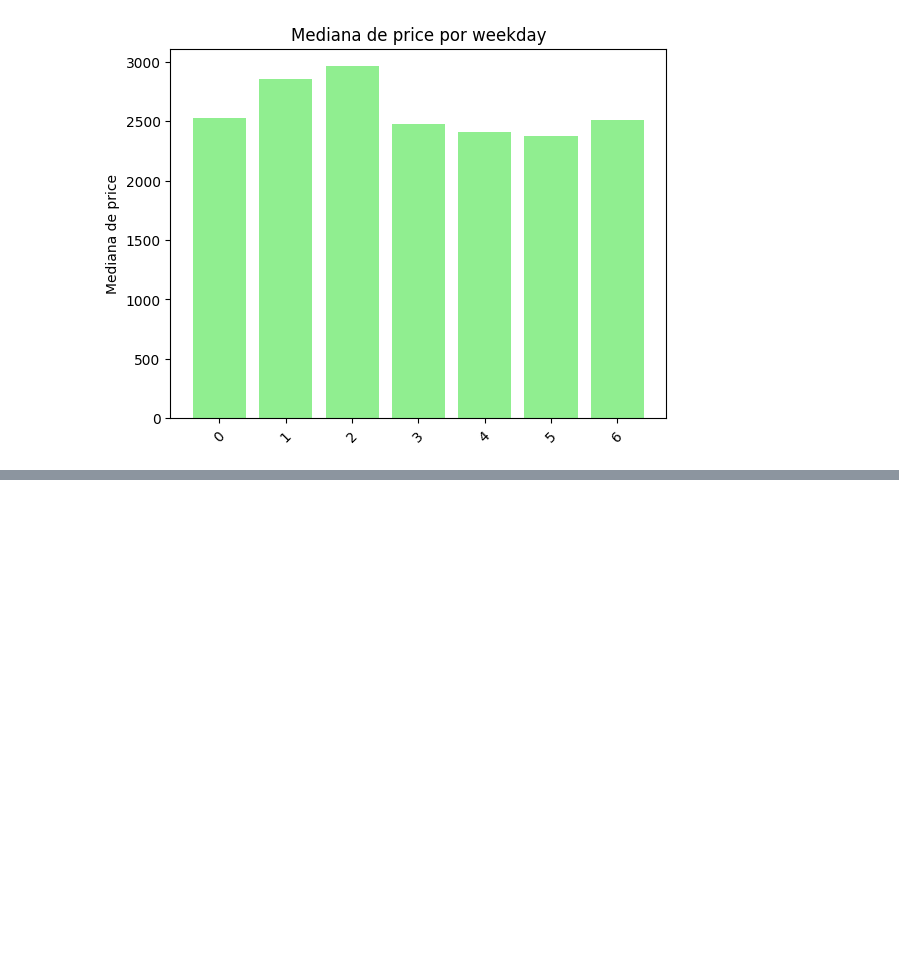
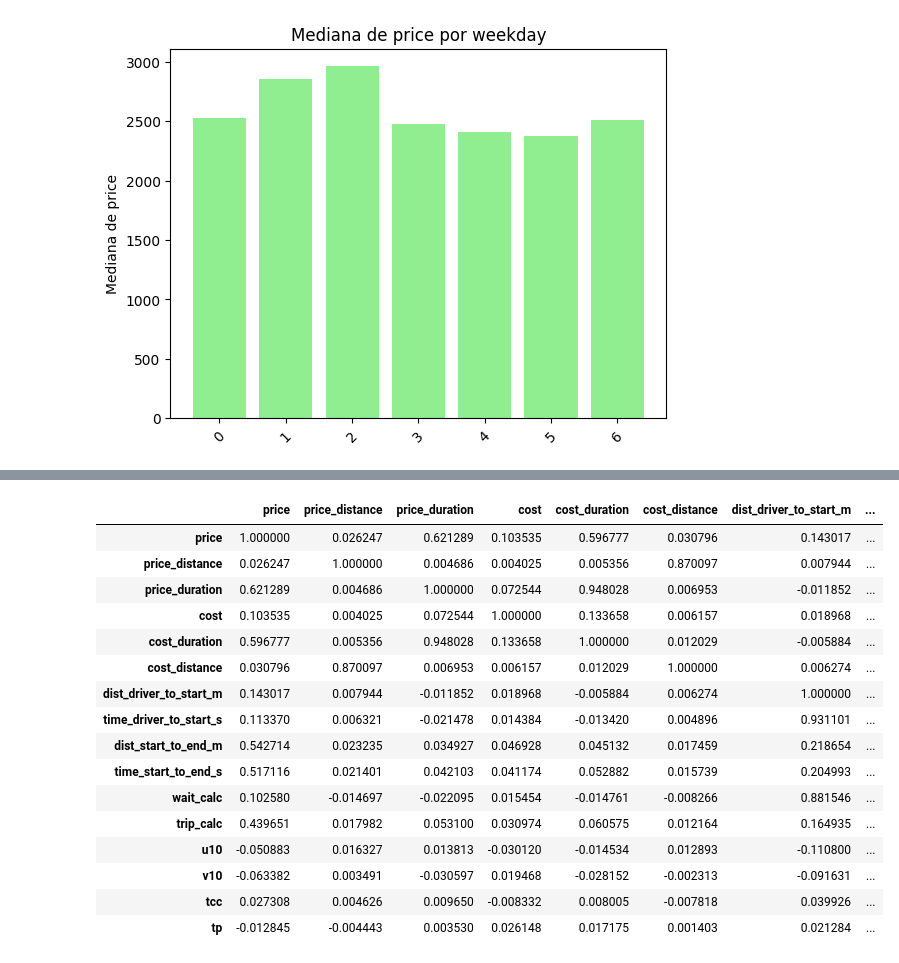
Before and after one commit to GeronimoFretes/analitica-descriptiva-tp, a Jupyter notebook: EDA.ipynb, the cells around one changed output, grey strips where cells are left out. Cells and saved outputs as stored; diff of their text form; code cells hidden in the pictures; blank space fills up the shorter version.

```diff
--- a/EDA.ipynb
+++ b/EDA.ipynb
@@ -845,0 +940,20 @@ Test post-hoc Dunn (ajustado Bonferroni):
+# %%
+df_drop[cuantitativas].corr()
+# %% [output]
+|  | price | price_distance | price_duration | cost | cost_duration | cost_distance | dist_driver_to_start_m | ... |
+| price | 1.000000 | 0.026247 | 0.621289 | 0.103535 | 0.596777 | 0.030796 | 0.143017 | ... |
+| price_distance | 0.026247 | 1.000000 | 0.004686 | 0.004025 | 0.005356 | 0.870097 | 0.007944 | ... |
+| price_duration | 0.621289 | 0.004686 | 1.000000 | 0.072544 | 0.948028 | 0.006953 | -0.011852 | ... |
+| cost | 0.103535 | 0.004025 | 0.072544 | 1.000000 | 0.133658 | 0.006157 | 0.018968 | ... |
+| cost_duration | 0.596777 | 0.005356 | 0.948028 | 0.133658 | 1.000000 | 0.012029 | -0.005884 | ... |
+| cost_distance | 0.030796 | 0.870097 | 0.006953 | 0.006157 | 0.012029 | 1.000000 | 0.006274 | ... |
+| dist_driver_to_start_m | 0.143017 | 0.007944 | -0.011852 | 0.018968 | -0.005884 | 0.006274 | 1.000000 | ... |
+| time_driver_to_start_s | 0.113370 | 0.006321 | -0.021478 | 0.014384 | -0.013420 | 0.004896 | 0.931101 | ... |
+| dist_start_to_end_m | 0.542714 | 0.023235 | 0.034927 | 0.046928 | 0.045132 | 0.017459 | 0.218654 | ... |
+| time_start_to_end_s | 0.517116 | 0.021401 | 0.042103 | 0.041174 | 0.052882 | 0.015739 | 0.204993 | ... |
+| wait_calc | 0.102580 | -0.014697 | -0.022095 | 0.015454 | -0.014761 | -0.008266 | 0.881546 | ... |
+| trip_calc | 0.439651 | 0.017982 | 0.053100 | 0.030974 | 0.060575 | 0.012164 | 0.164935 | ... |
+| u10 | -0.050883 | 0.016327 | 0.013813 | -0.030120 | -0.014534 | 0.012893 | -0.110800 | ... |
+| v10 | -0.063382 | 0.003491 | -0.030597 | 0.019468 | -0.028152 | -0.002313 | -0.091631 | ... |
+| tcc | 0.027308 | 0.004626 | 0.009650 | -0.008332 | 0.008005 | -0.007818 | 0.039926 | ... |
+| tp | -0.012845 | -0.004443 | 0.003530 | 0.026148 | 0.017175 | 0.001403 | 0.021284 | ... |
```
Also changed, not shown: parts of 3 cells of this notebook.
